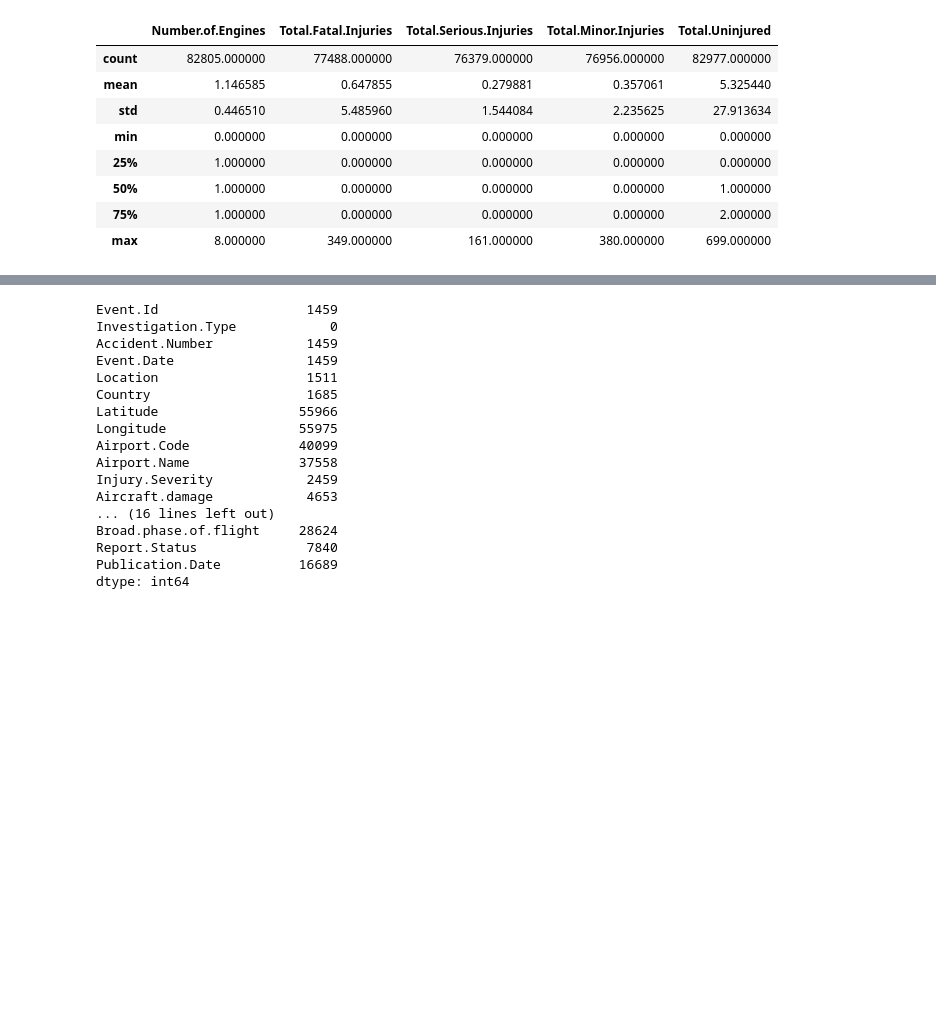
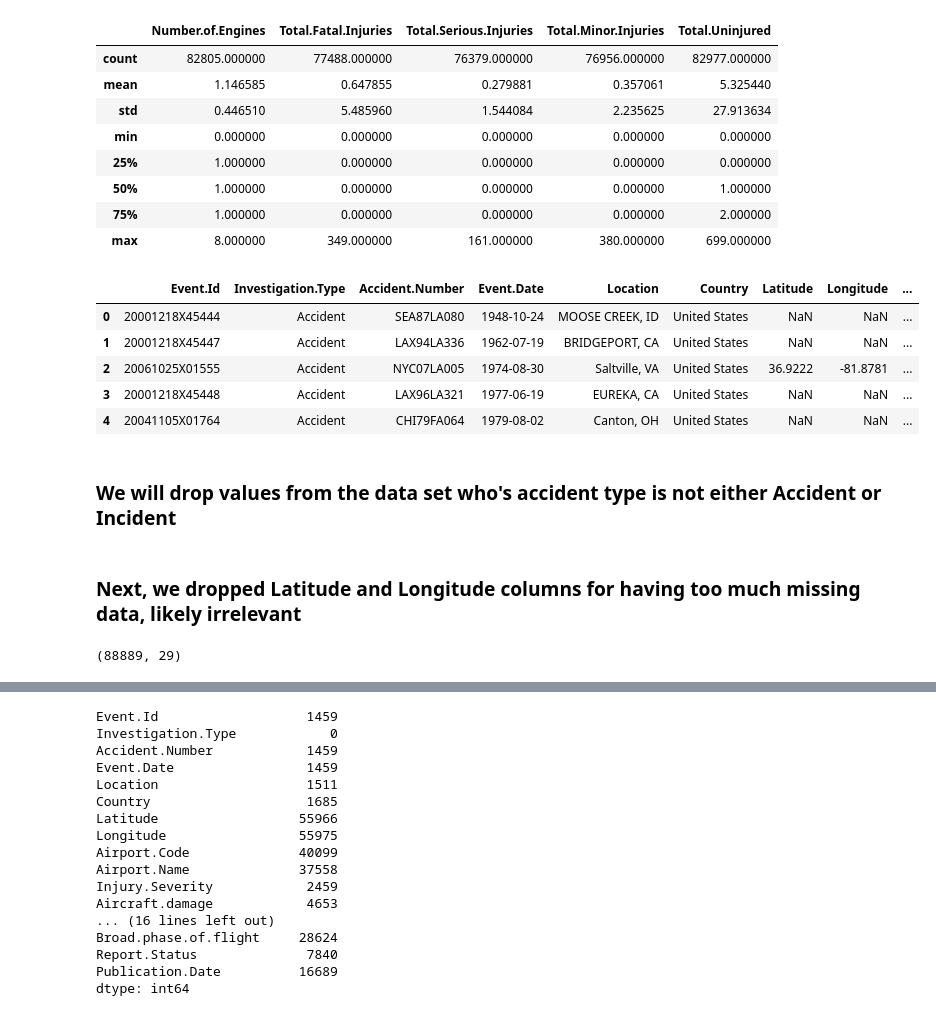
Before and after one commit to dvdhartsman/dsc-phase-1-project-v3, a Jupyter notebook: Untitled1.ipynb, the cells around one changed output, grey strips where cells are left out. Cells and saved outputs as stored; diff of their text form; code cells hidden in the pictures; blank space fills up the shorter version.

```diff
--- a/Untitled1.ipynb
+++ b/Untitled1.ipynb
@@ -28,3 +32,14 @@ df.describe()
 | 50% | 1.000000 | 0.000000 | 0.000000 | 0.000000 | 1.000000 |
 | 75% | 1.000000 | 0.000000 | 0.000000 | 0.000000 | 2.000000 |
 | max | 8.000000 | 349.000000 | 161.000000 | 380.000000 | 699.000000 |
+# %%
+df.head()
+# %% [output]
+|  | Event.Id | Investigation.Type | Accident.Number | Event.Date | Location | Country | Latitude | Longitude | ... |
+| 0 | 20001218X45444 | Accident | SEA87LA080 | 1948-10-24 | MOOSE CREEK, ID | United States | NaN | NaN | ... |
+| 1 | 20001218X45447 | Accident | LAX94LA336 | 1962-07-19 | BRIDGEPORT, CA | United States | NaN | NaN | ... |
+| 2 | 20061025X01555 | Accident | NYC07LA005 | 1974-08-30 | Saltville, VA | United States | 36.9222 | -81.8781 | ... |
+| 3 | 20001218X45448 | Accident | LAX96LA321 | 1977-06-19 | EUREKA, CA | United States | NaN | NaN | ... |
+| 4 | 20041105X01764 | Accident | CHI79FA064 | 1979-08-02 | Canton, OH | United States | NaN | NaN | ... |
+# %% [markdown]
+### We will drop values from the data set who's accident type is not either Accident or Incident
@@ -30,0 +48,2 @@ df.describe()
+# %% [markdown]
+### Next, we dropped Latitude and Longitude columns for having too much missing data, likely irrelevant
@@ -30,0 +52,4 @@ df.describe()
+# %%
+df_clean.shape
+# %% [output]
+(88889, 29)
```
Also changed, not shown: parts of 22 cells of this notebook.
